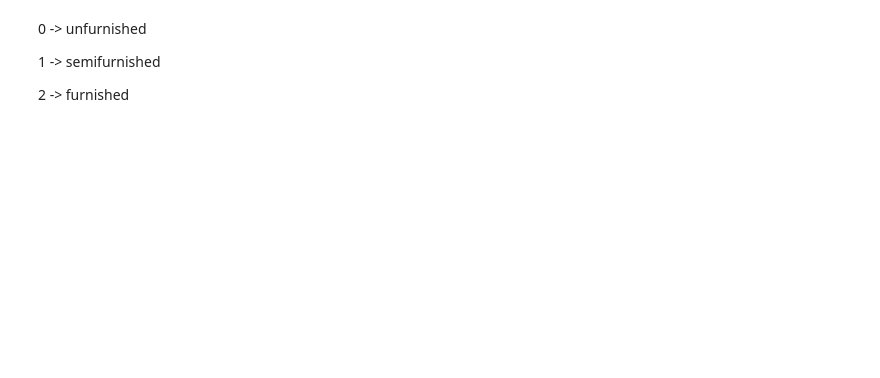
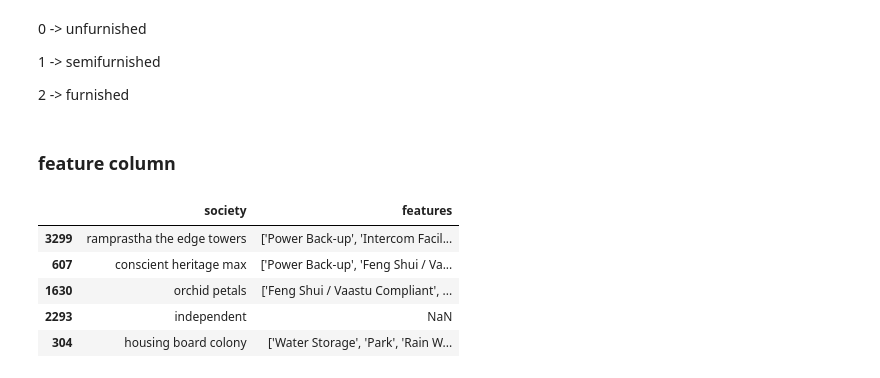
Before and after one commit to Tanwar-Aastha/Property-price-prediction, a Jupyter notebook: notebook/Feature Engineering/feature_engineering.ipynb, the cells around one changed output. Cells and saved outputs as stored; diff of their text form; code cells hidden in the pictures; blank space fills up the shorter version.

```diff
--- a/notebook/Feature Engineering/feature_engineering.ipynb
+++ b/notebook/Feature Engineering/feature_engineering.ipynb
@@ -430,3 +440,14 @@ data.sample(5)[['furnishDetails','furnishing_type']]
  1 -> semifurnished
 
  2 -> furnished
+# %% [markdown]
+### **feature column**
+# %%
+data[['society','features']].sample(5)
+# %% [output]
+|  | society | features |
+| 3299 | ramprastha the edge towers | ['Power Back-up', 'Intercom Facil... |
+| 607 | conscient heritage max | ['Power Back-up', 'Feng Shui / Va... |
+| 1630 | orchid petals | ['Feng Shui / Vaastu Compliant', ... |
+| 2293 | independent | NaN |
+| 304 | housing board colony | ['Water Storage', 'Park', 'Rain W... |
```
Also changed, not shown: parts of 30 cells of this notebook, 2 other files.
